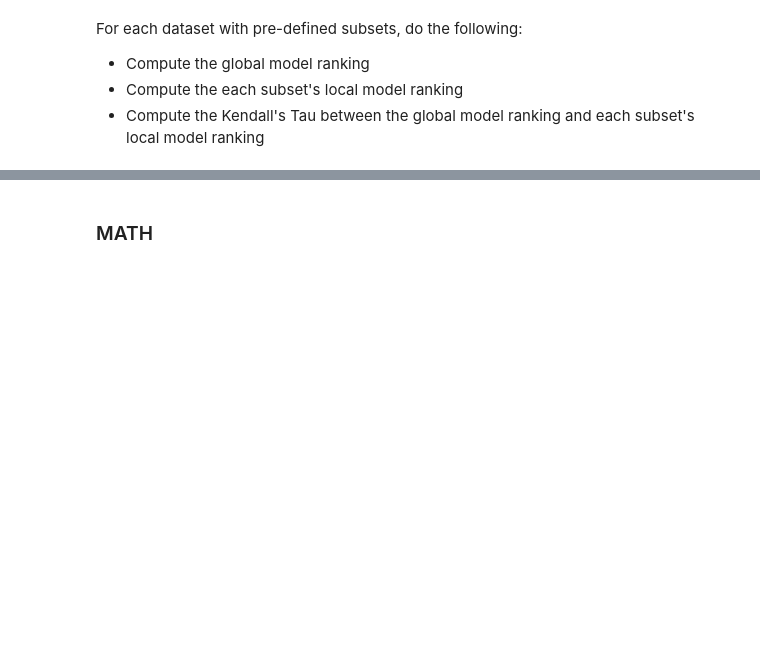
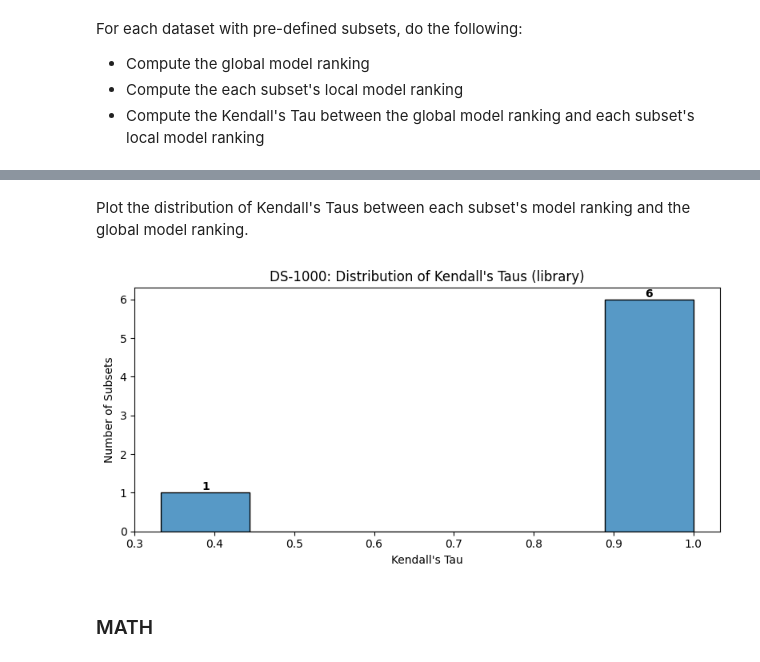
Before and after one commit to mpg05883/EvalTree, a Jupyter notebook: subset_analysis.ipynb, the cells around one changed output, grey strips where cells are left out. Saved outputs shown, nothing was run; the diff lists cells and outputs as text; code cells hidden in the pictures; blank space fills up the shorter version.

```diff
--- a/subset_analysis.ipynb
+++ b/subset_analysis.ipynb
@@ -64,3 +189,32 @@ For each dataset with pre-defined subsets, do the following:
+# %% [markdown]
+Plot the distribution of Kendall's Taus between each subset's model ranking and the global model ranking.
+# %%
+fig, ax = plt.subplots(figsize=(8, 4))
+sns.histplot(data=results_df, x="kendall_tau", ax=ax)
+ax.set_xlabel("Kendall's Tau")
+ax.set_ylabel("Number of Subsets")
+ax.set_title(f"{dataset}: Distribution of Kendall's Taus ({subset_col})")
+
+for bar in ax.patches:
+    if (height := bar.get_height()) == 0:
+        continue
+    ax.annotate(
+        f"{int(height)}",
+        xy=(bar.get_x() + bar.get_width() / 2, height),
+        ha="center",
+        va="bottom",
+        fontweight="bold",
+    )
+
+plt.tight_layout()
+
+analysis = "subset_analysis"
+plot_name = f"kendall_tau_distribution_{subset_col}"
+file_path = build_plot_path(dataset, analysis, plot_name)
+plt.savefig(file_path)
+plt.show()
+# %% [output]
+[figure, added]
 # %% [markdown]
 ### MATH
 # %% [markdown]
```
Also changed, not shown: parts of 17 cells of this notebook, 9 other files.
